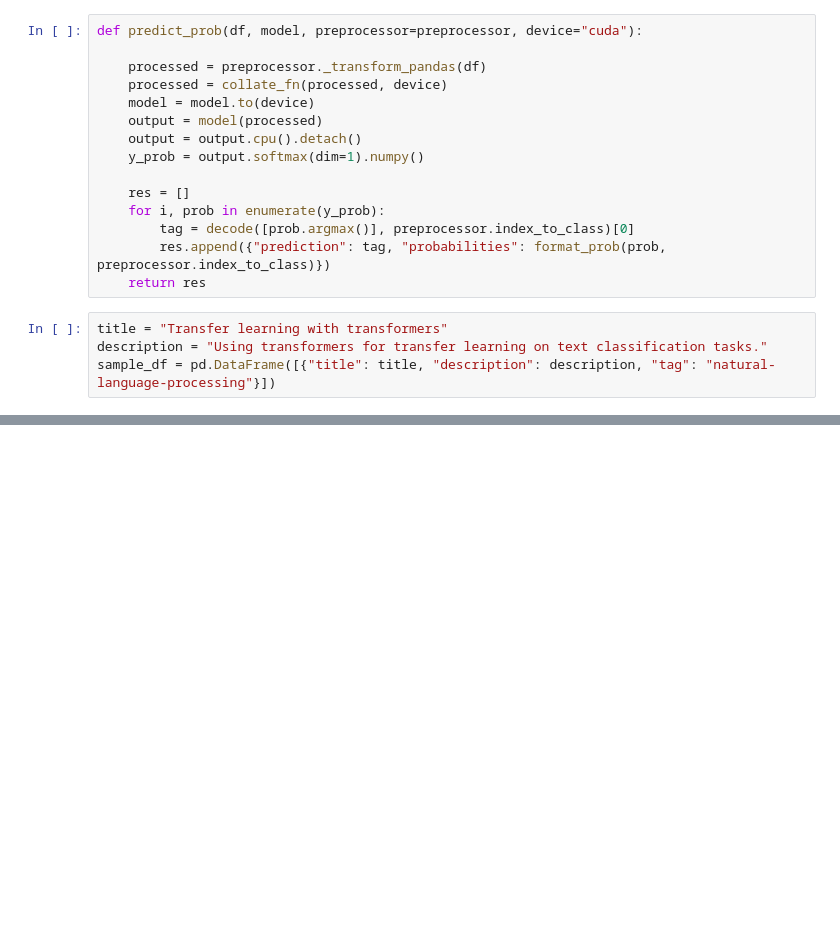
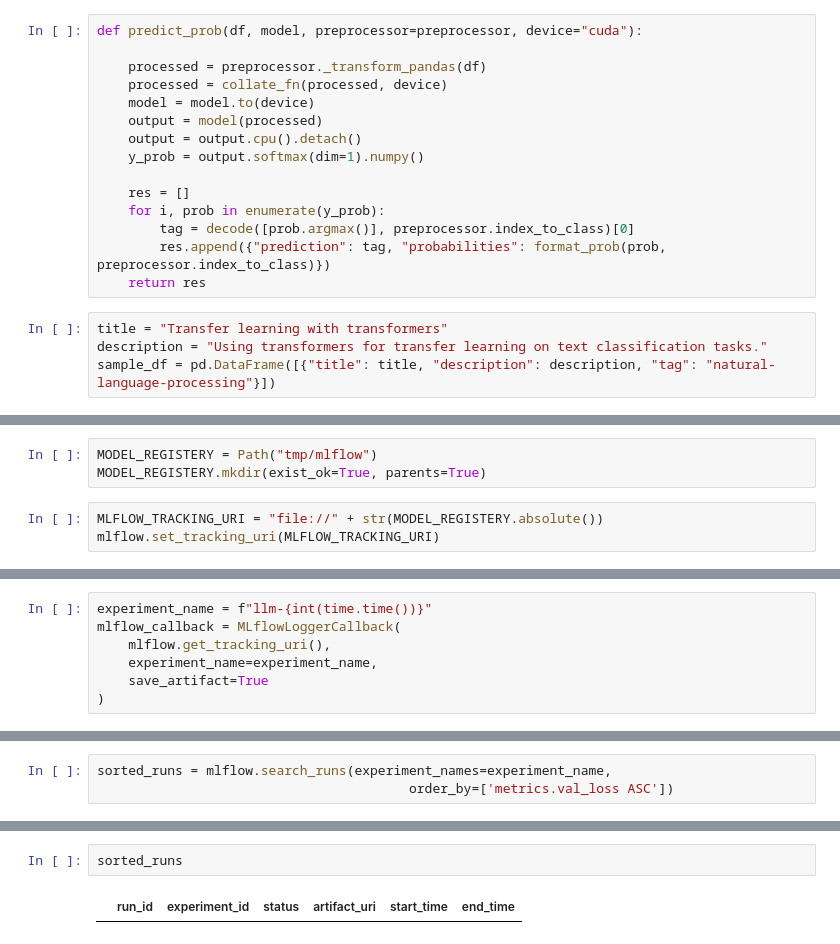
Before and after one commit to natek-1/Made-With-ML, a Jupyter notebook: notebooks/llm_tuning.ipynb, the cells around one changed output, grey strips where cells are left out. Cells and saved outputs as stored; diff of their text form; blank space fills up the shorter version.

Commit message:
added mlflow tracking

```diff
--- a/notebooks/llm_tuning.ipynb
+++ b/notebooks/llm_tuning.ipynb
@@ -748,0 +736,6 @@ predict_prob(sample_df, model)
+# %%
+MODEL_REGISTERY = Path("tmp/mlflow")
+MODEL_REGISTERY.mkdir(exist_ok=True, parents=True)
+# %%
+MLFLOW_TRACKING_URI = "file://" + str(MODEL_REGISTERY.absolute())
+mlflow.set_tracking_uri(MLFLOW_TRACKING_URI)
@@ -748,0 +746,7 @@ predict_prob(sample_df, model)
+# %%
+experiment_name = f"llm-{int(time.time())}"
+mlflow_callback = MLflowLoggerCallback(
+    mlflow.get_tracking_uri(),
+    experiment_name=experiment_name,
+    save_artifact=True
+)
@@ -748,0 +863,3 @@ predict_prob(sample_df, model)
+# %%
+sorted_runs = mlflow.search_runs(experiment_names=experiment_name,
+                                        order_by=['metrics.val_loss ASC'])
@@ -748,0 +881,4 @@ predict_prob(sample_df, model)
+# %%
+sorted_runs
+# %% [output]
+|  | run_id | experiment_id | status | artifact_uri | start_time | end_time |
```
Also changed, not shown: parts of 36 cells of this notebook.
